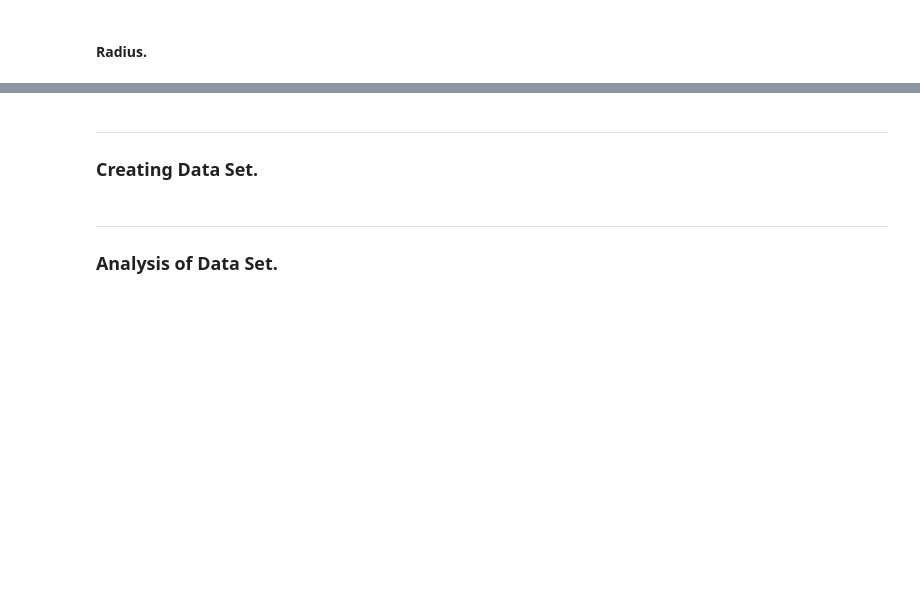
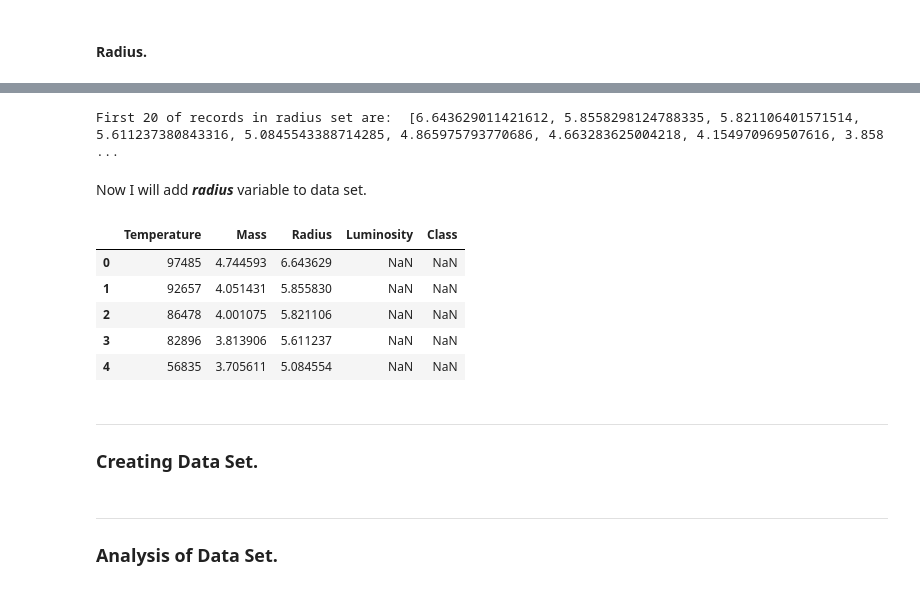
Before and after one commit to DracoNibilis/Stars_Project, a Jupyter notebook: stars_project.ipynb, the cells around one changed output, grey strips where cells are left out. Saved outputs shown, nothing was run; the diff lists cells and outputs as text; code cells hidden in the pictures; blank space fills up the shorter version.

Commit message:
variable radius

```diff
--- a/stars_project.ipynb
+++ b/stars_project.ipynb
@@ -298,0 +313,5 @@ df.head()
+# %%
+# Generating variable 'radius'.
+radius = np.random.exponential(0.96, 500)
+# Check if the value were generated.
+print(radius)
@@ -299,3 +336,25 @@ df.head()
+# %%
+# Sort generated values of radius.
+radius = list(radius)
+radius.sort(reverse=True)
+# Check radius list if sort worked.
+print("First 20 of records in radius set are: ", radius[:20])
+# %% [output]
+First 20 of records in radius set are:  [6.643629011421612, 5.8558298124788335, 5.821106401571514, 5.611237380843316, 5.0845543388714285, 4.865975793770686, 4.663283625004218, 4.154970969507616, 3.858 ...
+# %% [markdown]
+Now I will add ***radius*** variable to data set.
+# %%
+# Add radius variable to data set.
+df['Radius'] = radius
+# Check data set if radius data were added.
+df.head()
+# %% [output]
+|  | Temperature | Mass | Radius | Luminosity | Class |
+| 0 | 97485 | 4.744593 | 6.643629 | NaN | NaN |
+| 1 | 92657 | 4.051431 | 5.855830 | NaN | NaN |
+| 2 | 86478 | 4.001075 | 5.821106 | NaN | NaN |
+| 3 | 82896 | 3.813906 | 5.611237 | NaN | NaN |
+| 4 | 56835 | 3.705611 | 5.084554 | NaN | NaN |
 # %% [markdown]
 ***
 ### Creating Data Set.
```
Also changed, not shown: parts of 8 cells of this notebook.
